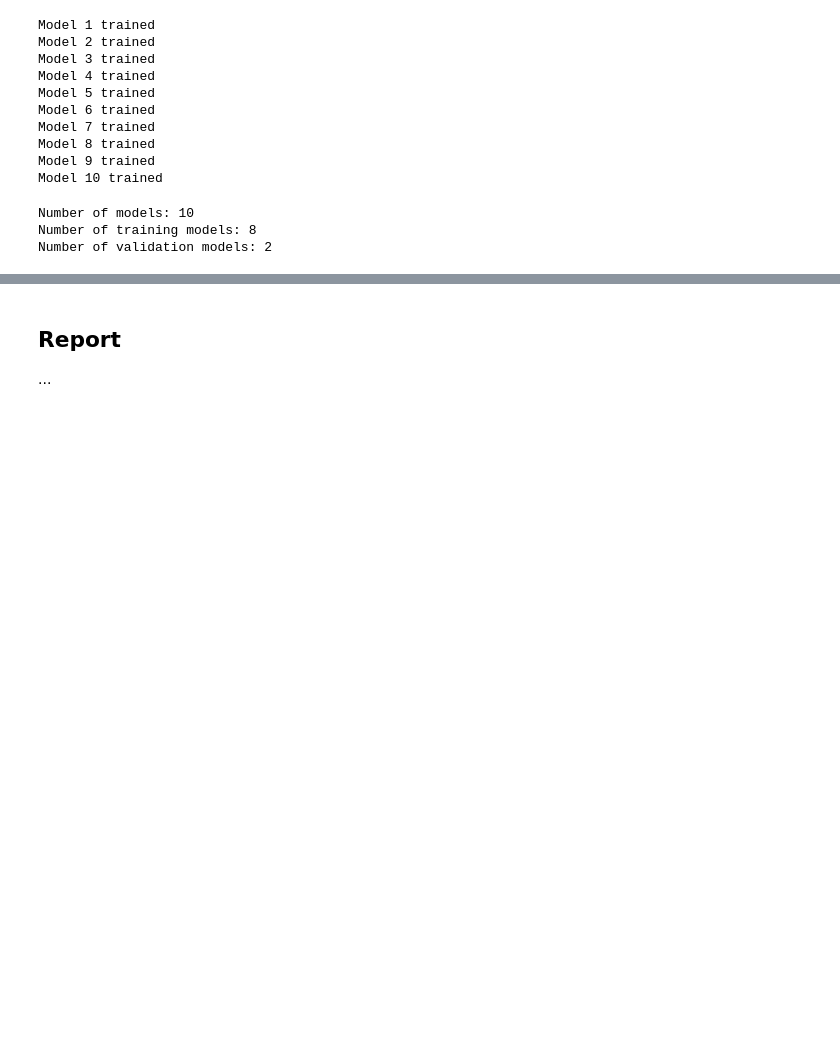
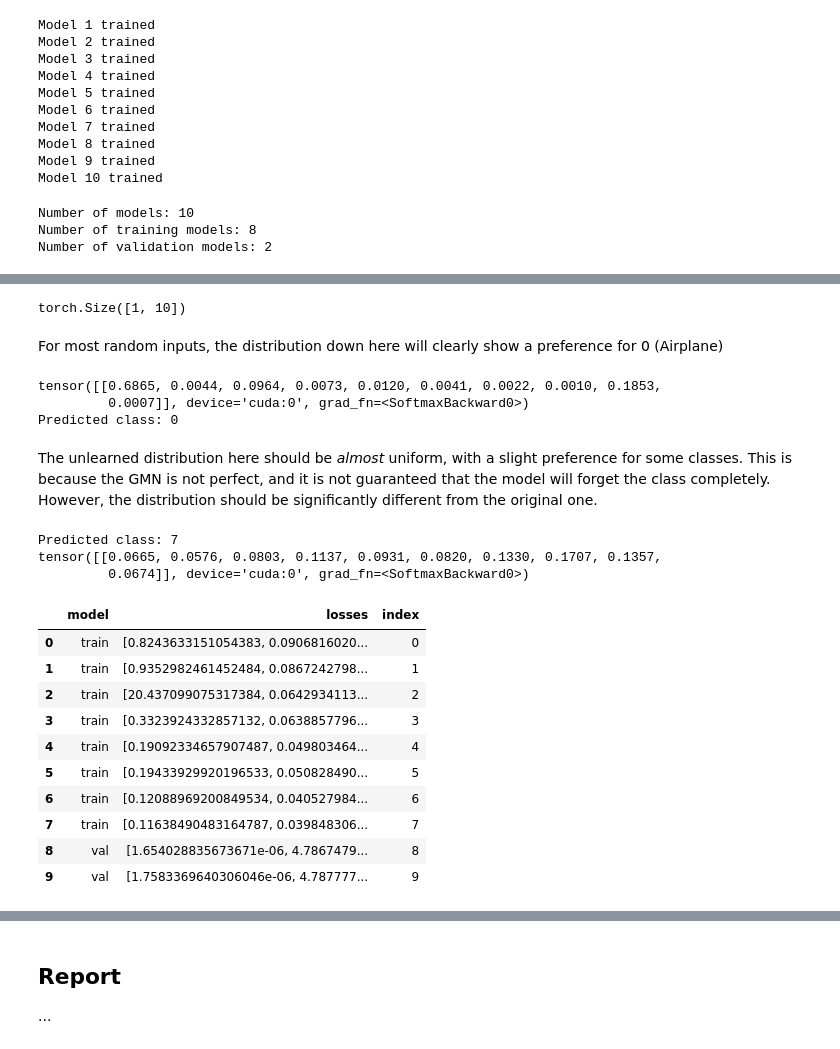
Before and after one commit to dario-loi/unlearning, a Jupyter notebook: Practice/practice.ipynb, the cells around one changed output, grey strips where cells are left out. Cells and saved outputs as stored; diff of their text form; code cells hidden in the pictures; blank space fills up the shorter version.

```diff
--- a/Practice/practice.ipynb
+++ b/Practice/practice.ipynb
@@ -1892,0 +1934,15 @@ def train_gmn_mock_optimizer(
+# %%
+model_output.shape
+# %% [output]
+torch.Size([1, 10])
+# %% [markdown]
+For most random inputs, the distribution down here will clearly show a preference for 0 (Airplane)
+# %%
+model_output = F.softmax(model_output, dim=1)
+print(model_output)
+predicted_class = torch.argmax(model_output, dim=1).item()
+print(f"Predicted class: {predicted_class}")
+# %% [output]
+tensor([[0.6865, 0.0044, 0.0964, 0.0073, 0.0120, 0.0041, 0.0022, 0.0010, 0.1853,
+         0.0007]], device='cuda:0', grad_fn=<SoftmaxBackward0>)
+Predicted class: 0
@@ -1892,0 +1961,11 @@ def train_gmn_mock_optimizer(
+# %% [markdown]
+The unlearned distribution here should be *almost* uniform, with a slight preference for some classes. This is because the GMN is not perfect, and it is not guaranteed that the model will forget the class completely. However, the distribution should be significantly different from the original one.
+# %%
+out_distribution = F.softmax(out_model_output, dim=1)
+out_predicted_class = torch.argmax(out_distribution, dim=1).item()
+print(f"Predicted class: {out_predicted_class}")
+print(out_distribution)
+# %% [output]
+Predicted class: 7
+tensor([[0.0665, 0.0576, 0.0803, 0.1137, 0.0931, 0.0820, 0.1330, 0.1707, 0.1357,
+         0.0674]], device='cuda:0', grad_fn=<SoftmaxBackward0>)
@@ -1892,0 +1984,15 @@ def train_gmn_mock_optimizer(
+# %%
+df.reset_index(drop=True, inplace=True)
+df
+# %% [output]
+|  | model | losses | index |
+| 0 | train | [0.8243633151054383, 0.0906816020... | 0 |
+| 1 | train | [0.9352982461452484, 0.0867242798... | 1 |
+| 2 | train | [20.437099075317384, 0.0642934113... | 2 |
+| 3 | train | [0.3323924332857132, 0.0638857796... | 3 |
+| 4 | train | [0.19092334657907487, 0.049803464... | 4 |
+| 5 | train | [0.19433929920196533, 0.050828490... | 5 |
+| 6 | train | [0.12088969200849534, 0.040527984... | 6 |
+| 7 | train | [0.11638490483164787, 0.039848306... | 7 |
+| 8 | val | [1.654028835673671e-06, 4.7867479... | 8 |
+| 9 | val | [1.7583369640306046e-06, 4.787777... | 9 |
```
Also changed, not shown: parts of 29 cells of this notebook, 3 other files.
